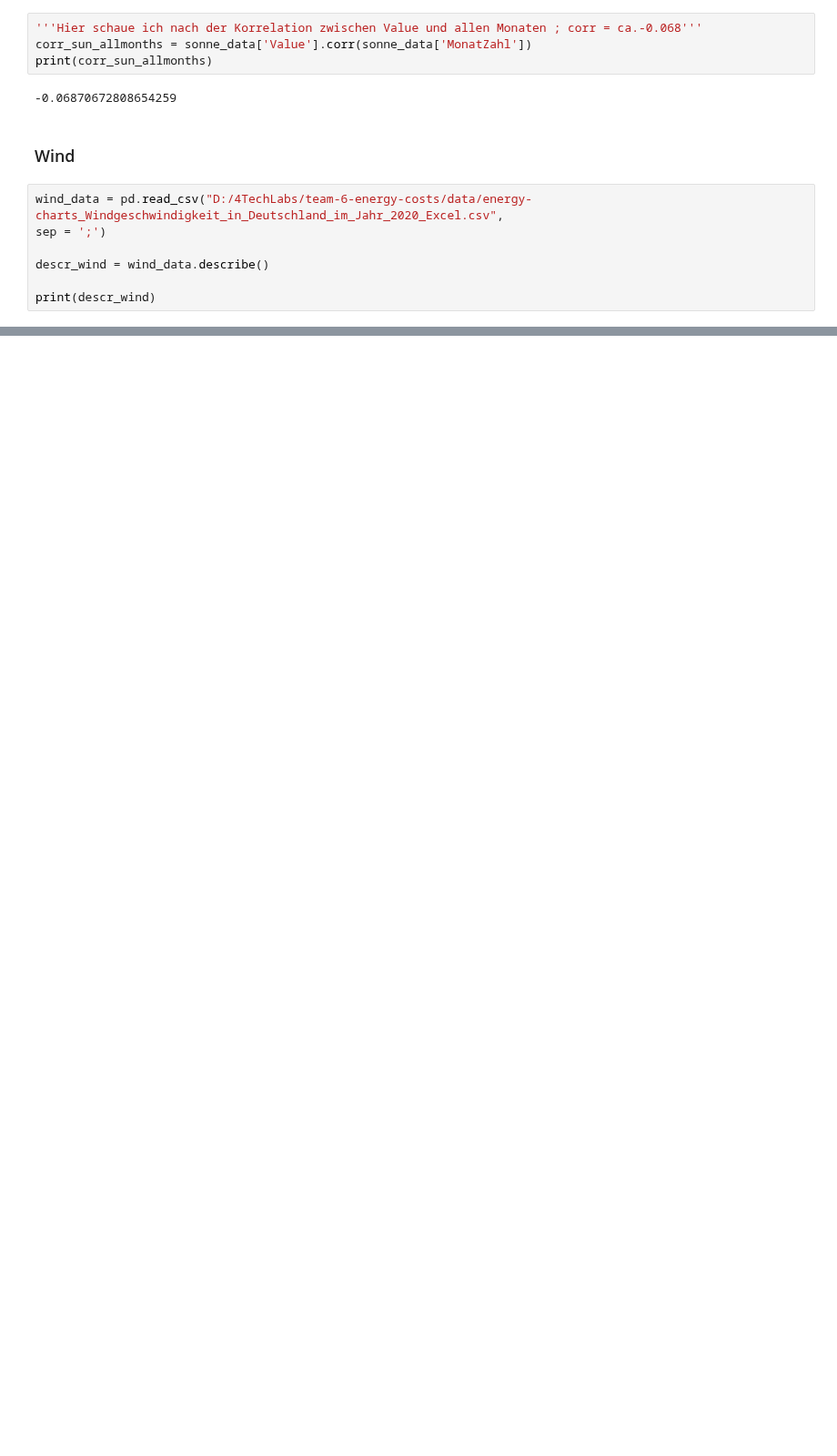
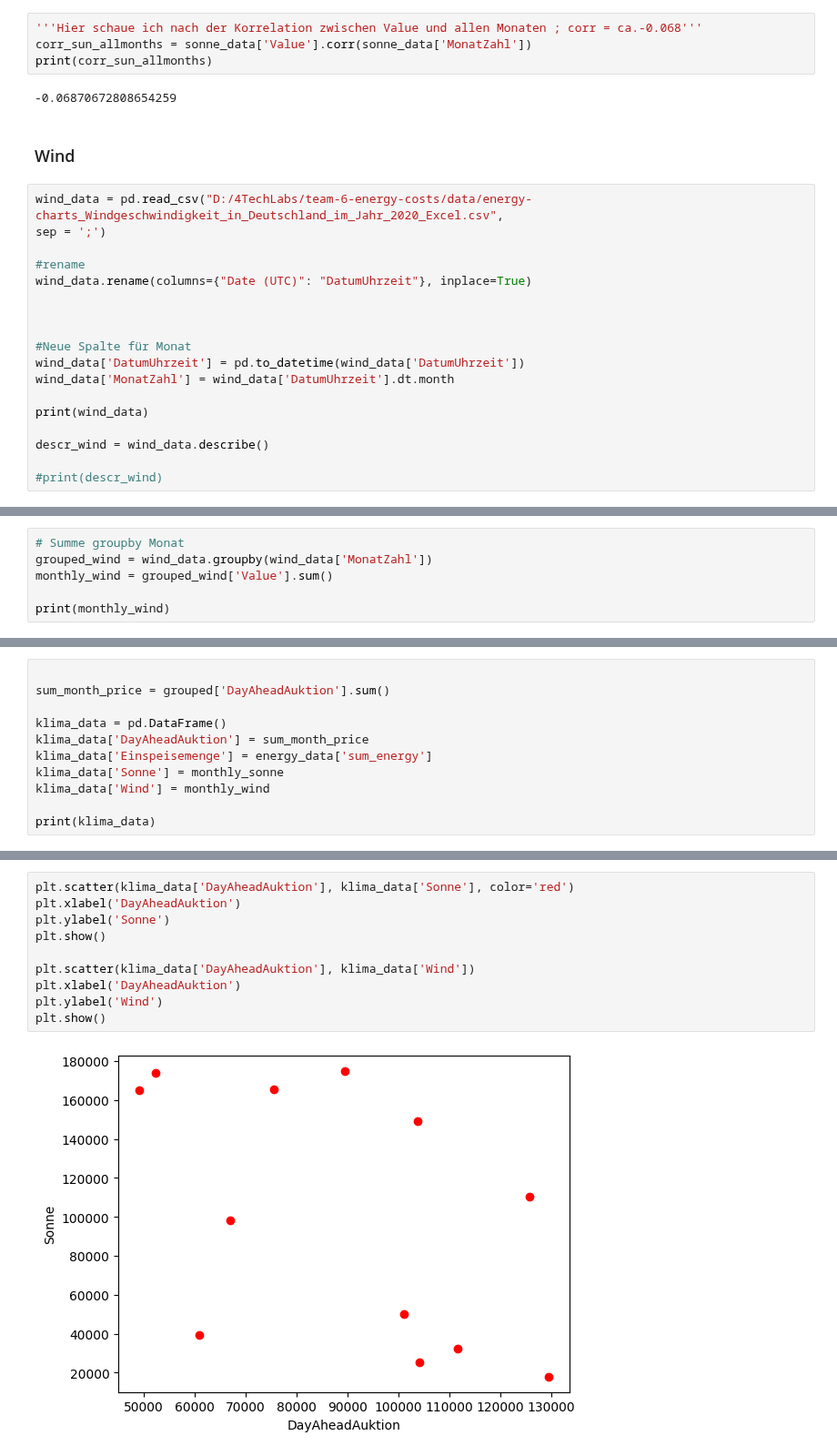
Before and after one commit to M-123-456/team-6-energy-costs, a Jupyter notebook: correlationBekki.ipynb, the cells around one changed output, grey strips where cells are left out. Shown at 91% size. Saved outputs shown, nothing was run; the diff lists cells and outputs as text; blank space fills up the shorter version.

```diff
--- a/correlationBekki.ipynb
+++ b/correlationBekki.ipynb
@@ -300,7 +298,18 @@ print(corr_sun_allmonths)
 wind_data = pd.read_csv("D:/4TechLabs/team-6-energy-costs/data/energy-charts_Windgeschwindigkeit_in_Deutschland_im_Jahr_2020_Excel.csv",
 sep = ';')
 
+#rename
+wind_data.rename(columns={"Date (UTC)": "DatumUhrzeit"}, inplace=True)
+
+
+
+#Neue Spalte für Monat
+wind_data['DatumUhrzeit'] = pd.to_datetime(wind_data['DatumUhrzeit'])
+wind_data['MonatZahl'] = wind_data['DatumUhrzeit'].dt.month
+
+print(wind_data)
+
 descr_wind = wind_data.describe()
 
-print(descr_wind)
+#print(descr_wind)
 # %% [output]
@@ -315,0 +330,6 @@ max      11.600000
+# %%
+# Summe groupby Monat
+grouped_wind = wind_data.groupby(wind_data['MonatZahl'])
+monthly_wind = grouped_wind['Value'].sum()
+
+print(monthly_wind)
@@ -315,0 +353,11 @@ max      11.600000
+# %%
+
+sum_month_price = grouped['DayAheadAuktion'].sum()
+
+klima_data = pd.DataFrame()
+klima_data['DayAheadAuktion'] = sum_month_price
+klima_data['Einspeisemenge'] = energy_data['sum_energy']
+klima_data['Sonne'] = monthly_sonne
+klima_data['Wind'] = monthly_wind
+
+print(klima_data)
@@ -315,0 +401,12 @@ max      11.600000
+# %%
+plt.scatter(klima_data['DayAheadAuktion'], klima_data['Sonne'], color='red')
+plt.xlabel('DayAheadAuktion')
+plt.ylabel('Sonne')
+plt.show()
+
+plt.scatter(klima_data['DayAheadAuktion'], klima_data['Wind'])
+plt.xlabel('DayAheadAuktion')
+plt.ylabel('Wind')
+plt.show()
+# %% [output]
+[figure, added]
```
Also changed, not shown: parts of 14 cells of this notebook.
